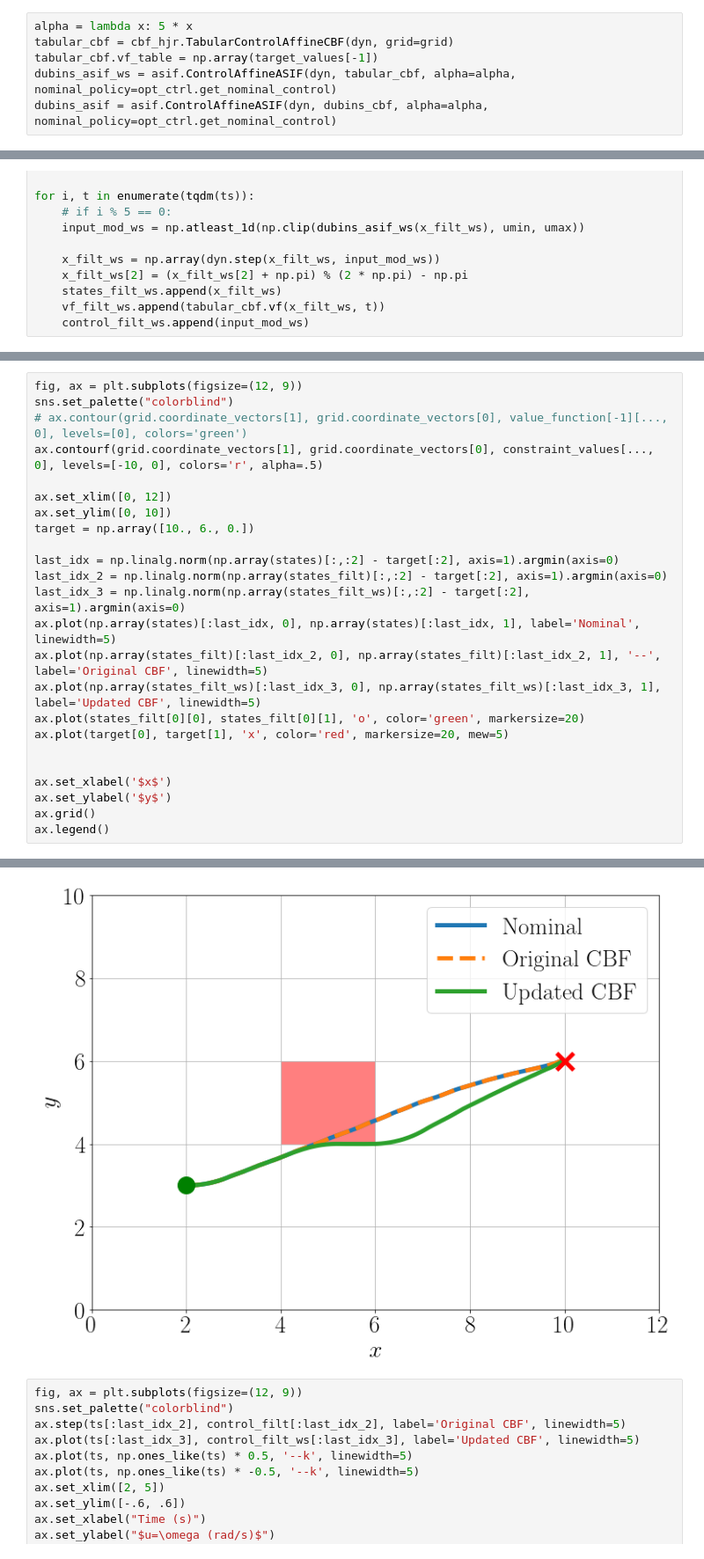
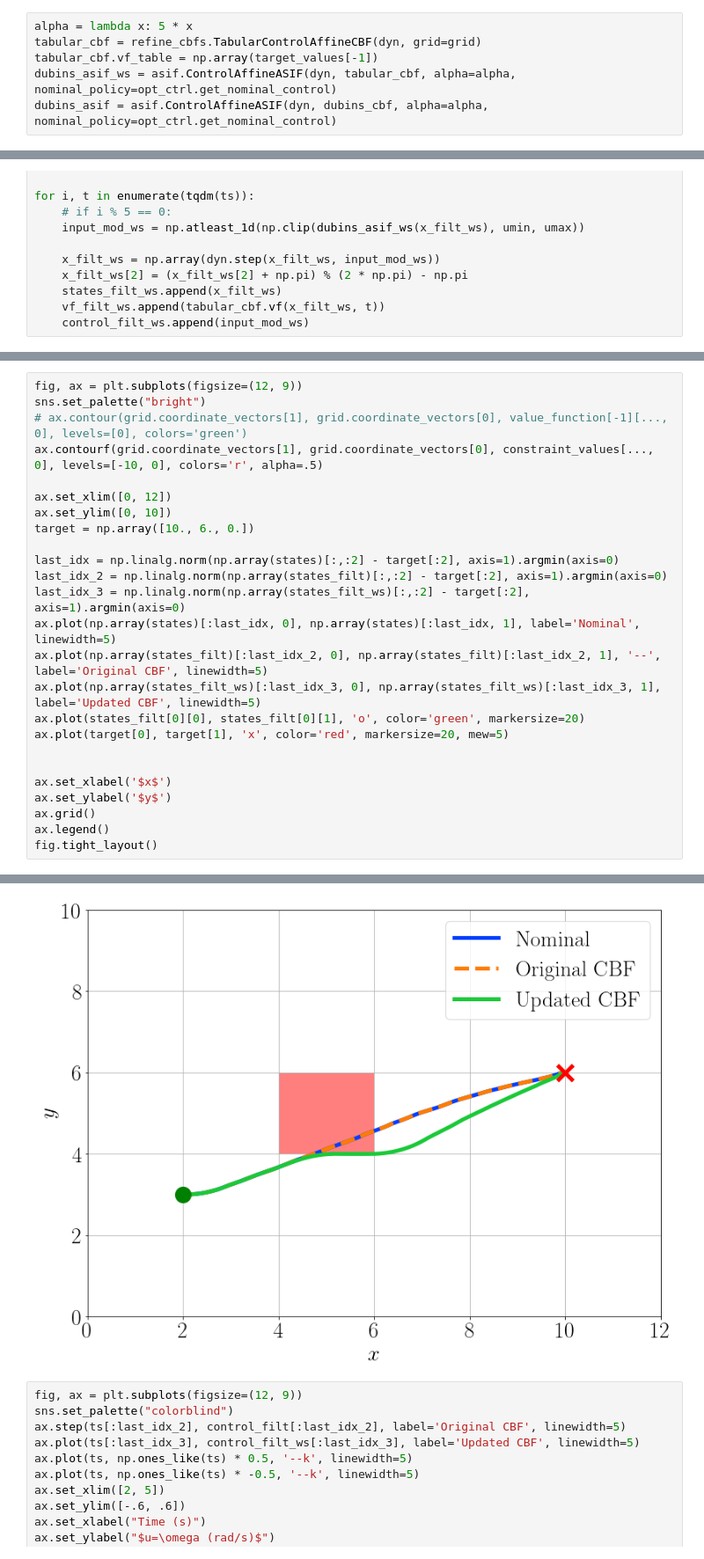
Before and after one commit to UCSD-SASLab/refineCBF, a Jupyter notebook: examples/dubins.ipynb, the cells around one changed output, grey strips where cells are left out. Shown at 88% size. Saved outputs shown, nothing was run; the diff lists cells and outputs as text.

```diff
--- a/examples/dubins.ipynb
+++ b/examples/dubins.ipynb
@@ -208,7 +208,7 @@ opt_ctrl = nominal_hjr_control.NominalControlHJNP(dyn_hjr, grid, final_time=-30,
 opt_ctrl.tv_vf = np.load("dubins/dubins_opt_ctrl_vfs.npy")
 # %%
 alpha = lambda x: 5 * x
-tabular_cbf = cbf_hjr.TabularControlAffineCBF(dyn, grid=grid)
+tabular_cbf = refine_cbfs.TabularControlAffineCBF(dyn, grid=grid)
 tabular_cbf.vf_table = np.array(target_values[-1])
 dubins_asif_ws = asif.ControlAffineASIF(dyn, tabular_cbf, alpha=alpha, nominal_policy=opt_ctrl.get_nominal_control)
 dubins_asif = asif.ControlAffineASIF(dyn, dubins_cbf, alpha=alpha, nominal_policy=opt_ctrl.get_nominal_control)
@@ -259,6 +263,6 @@ for i, t in enumerate(tqdm(ts)):
 # %%
 fig, ax = plt.subplots(figsize=(12, 9))
-sns.set_palette("colorblind")
+sns.set_palette("bright")
 # ax.contour(grid.coordinate_vectors[1], grid.coordinate_vectors[0], value_function[-1][..., 0], levels=[0], colors='green')
 ax.contourf(grid.coordinate_vectors[1], grid.coordinate_vectors[0], constraint_values[..., 0], levels=[-10, 0], colors='r', alpha=.5)
 
@@ -280,4 +284,5 @@ ax.set_xlabel('$x$')
 ax.set_ylabel('$y$')
 ax.grid()
 ax.legend()
+fig.tight_layout()
 # %% [output]
@@ -285,4 +289,4 @@ ax.legend()
-[figure, old version]
+[figure, new version]
 # %%
 fig, ax = plt.subplots(figsize=(12, 9))
 sns.set_palette("colorblind")
```
Also changed, not shown: parts of 4 cells of this notebook, 2 other files.
